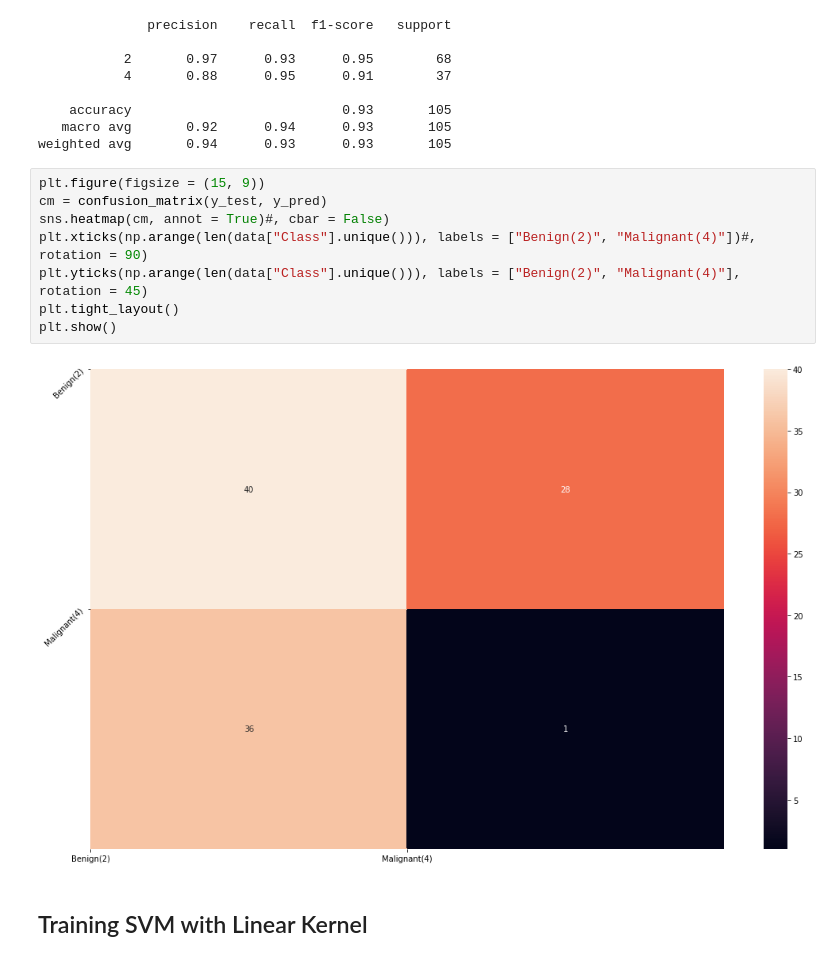
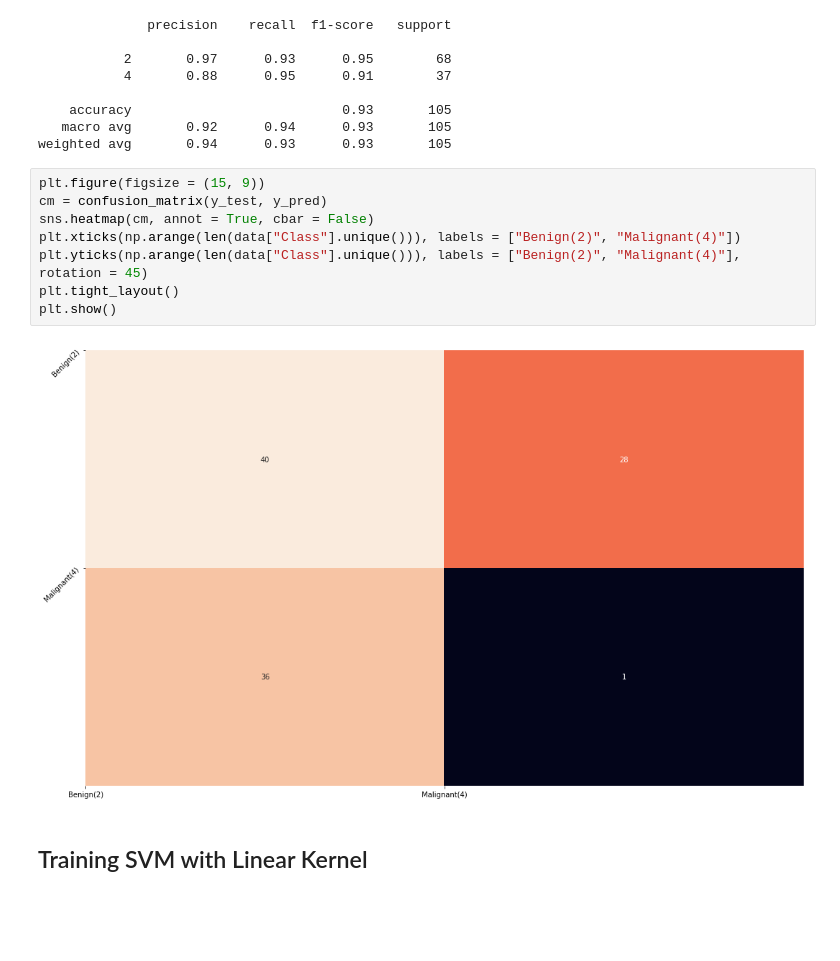
Before and after one commit to HarshitDawar55/Machine_And_Deep_Learning, a Jupyter notebook: Projects/Machine_Learning_Projects/Classifying_The_Cancer_Cell_Class_Using_SVM/Classification_Of_Cancer_Cells_Using_SVM.ipynb, the cells around one changed output. Saved outputs shown, nothing was run; the diff lists cells and outputs as text; blank space fills up the shorter version.

```diff
--- a/Projects/Machine_Learning_Projects/Classifying_The_Cancer_Cell_Class_Using_SVM/Classification_Of_Cancer_Cells_Using_SVM.ipynb
+++ b/Projects/Machine_Learning_Projects/Classifying_The_Cancer_Cell_Class_Using_SVM/Classification_Of_Cancer_Cells_Using_SVM.ipynb
@@ -209,13 +209,13 @@ weighted avg       0.94      0.93      0.93       105
 # %%
 plt.figure(figsize = (15, 9))
 cm = confusion_matrix(y_test, y_pred)
-sns.heatmap(cm, annot = True)#, cbar = False)
-plt.xticks(np.arange(len(data["Class"].unique())), labels = ["Benign(2)", "Malignant(4)"])#, rotation = 90)
+sns.heatmap(cm, annot = True, cbar = False)
+plt.xticks(np.arange(len(data["Class"].unique())), labels = ["Benign(2)", "Malignant(4)"])
 plt.yticks(np.arange(len(data["Class"].unique())), labels = ["Benign(2)", "Malignant(4)"], rotation = 45)
 plt.tight_layout()
 plt.show()
 # %% [output]
-[figure, old version]
+[figure, new version]
 # %% [markdown]
 ## Training SVM with Linear Kernel
 # %%
```
Also changed, not shown: parts of 3 cells of this notebook.
